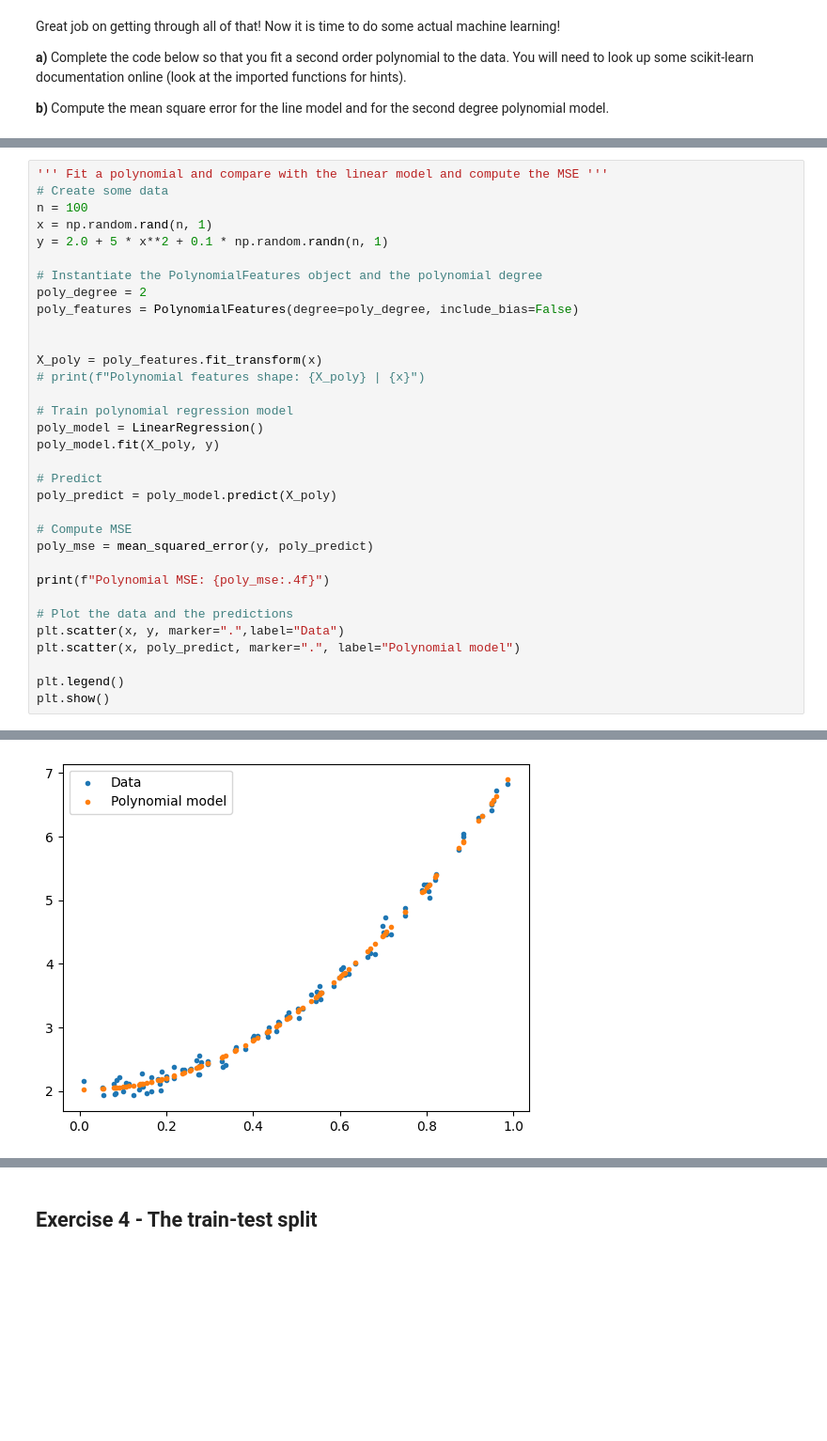
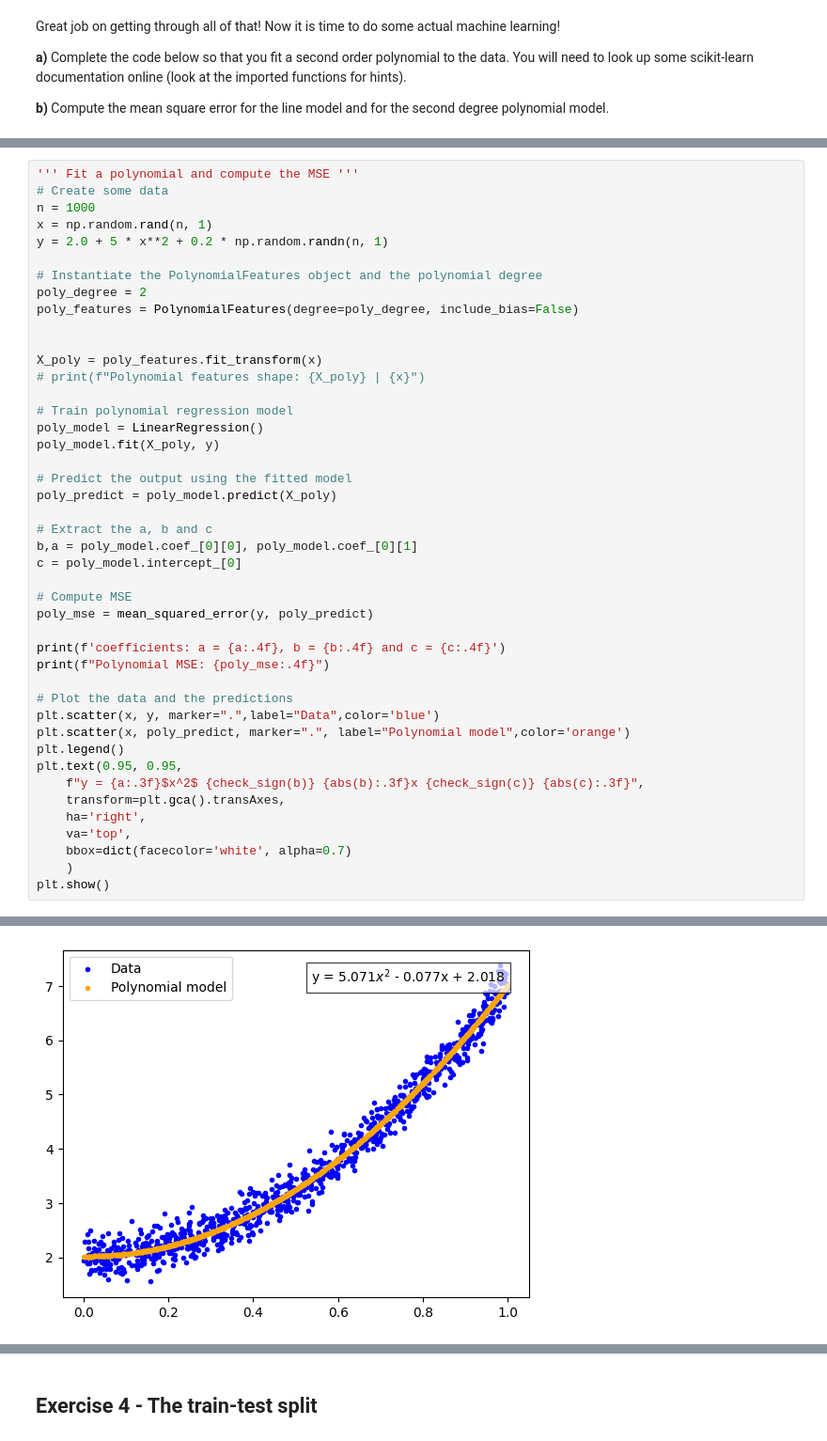
Before and after one commit to Luisrj14/FYS-STK4155-Weekly-exercises, a Jupyter notebook: exercisesweek34.ipynb, the cells around one changed output, grey strips where cells are left out. Shown at 94% size. Drawn from its saved outputs; the diff is of its cells as text; blank space fills up the shorter version.

```diff
--- a/exercisesweek34.ipynb
+++ b/exercisesweek34.ipynb
@@ -147,9 +157,9 @@ Fitted line: y = 5.0042x + 1.1950
 # %%
-''' Fit a polynomial and compare with the linear model and compute the MSE '''
+''' Fit a polynomial and compute the MSE '''
 # Create some data
-n = 100
+n = 1000
 x = np.random.rand(n, 1)
-y = 2.0 + 5 * x**2 + 0.1 * np.random.randn(n, 1)
+y = 2.0 + 5 * x**2 + 0.2 * np.random.randn(n, 1)
 
 # Instantiate the PolynomialFeatures object and the polynomial degree
 poly_degree = 2
@@ -163,18 +173,29 @@ X_poly = poly_features.fit_transform(x)
 poly_model = LinearRegression()
 poly_model.fit(X_poly, y)
 
-# Predict
+# Predict the output using the fitted model
 poly_predict = poly_model.predict(X_poly)
+
+# Extract the a, b and c
+b,a = poly_model.coef_[0][0], poly_model.coef_[0][1]
+c = poly_model.intercept_[0]
 
 # Compute MSE
 poly_mse = mean_squared_error(y, poly_predict)
 
+print(f'coefficients: a = {a:.4f}, b = {b:.4f} and c = {c:.4f}')
 print(f"Polynomial MSE: {poly_mse:.4f}")
 
 # Plot the data and the predictions
-plt.scatter(x, y, marker=".",label="Data")
-plt.scatter(x, poly_predict, marker=".", label="Polynomial model")
-
+plt.scatter(x, y, marker=".",label="Data",color='blue')
+plt.scatter(x, poly_predict, marker=".", label="Polynomial model",color='orange')
 plt.legend()
+plt.text(0.95, 0.95,
+    f"y = {a:.3f}$x^2$ {check_sign(b)} {abs(b):.3f}x {check_sign(c)} {abs(c):.3f}",
+    transform=plt.gca().transAxes,
+    ha='right',
+    va='top',
+    bbox=dict(facecolor='white', alpha=0.7)
+    )
 plt.show()
 # %% [output]
@@ -182 +204 @@ Polynomial MSE: 0.0082
-[figure, old version]
+[figure, new version]
```
Also changed, not shown: parts of 4 cells of this notebook.
